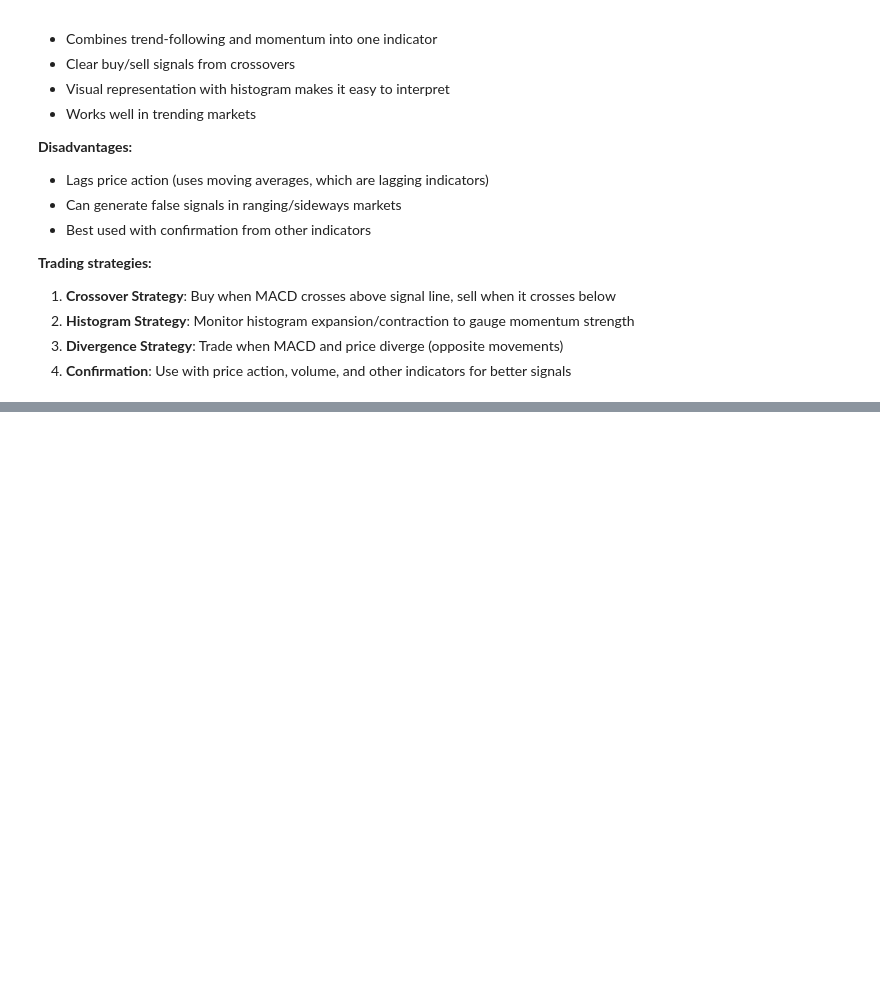
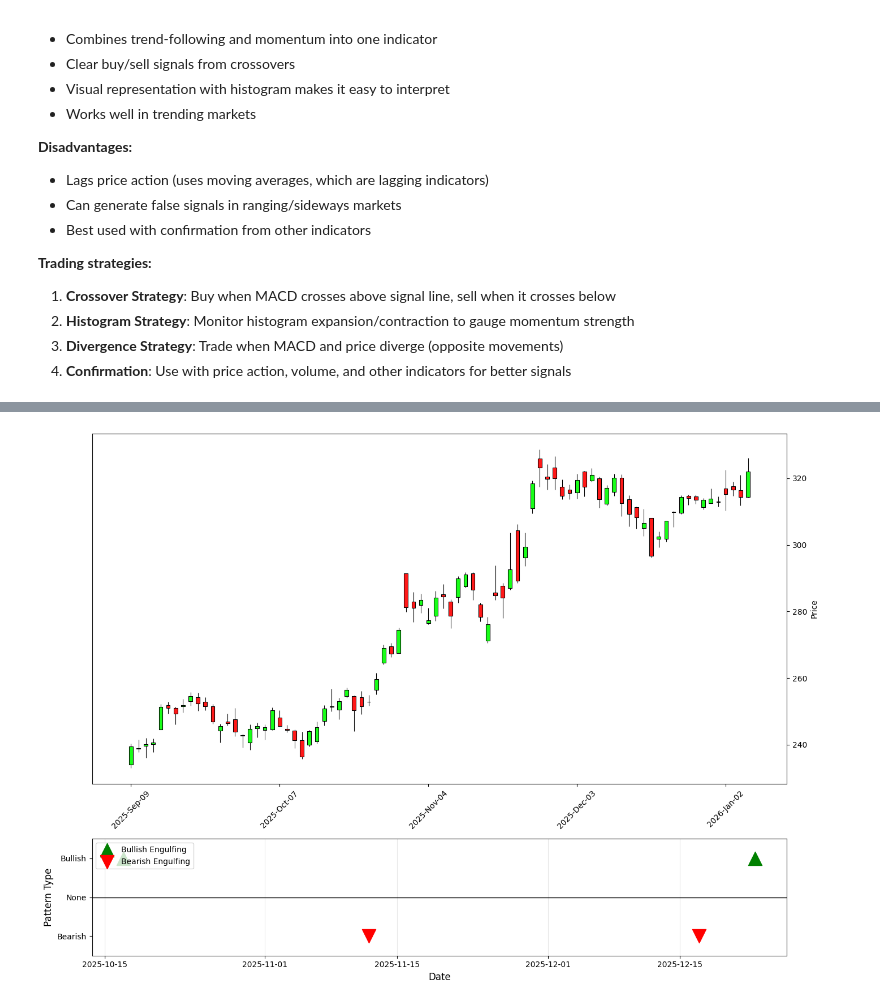
Before and after one commit to JamesDuf/UW-WIM2026-StockAnalysis, a Jupyter notebook: notebook.ipynb, the cells around one changed output, grey strips where cells are left out. Drawn from its saved outputs; the diff is of its cells as text; code cells hidden in the pictures; blank space fills up the shorter version.

```diff
--- a/notebook.ipynb
+++ b/notebook.ipynb
@@ -354,0 +357,43 @@ plt.tight_layout()
+# %%
+ticker = yf.Ticker('GOOGL')
+start_date = dt.datetime.now() - dt.timedelta(days=120)
+data = ticker.history(start=start_date)
+data['ENGULFING'] = ta.CDLENGULFING(data['Open'], data['High'], data['Low'], data['Close'])
+# %%
+fig, ax = plt.subplots(2, 1, gridspec_kw={"height_ratios": [3, 1]}, figsize=(14, 10))
+
+colors = mpf.make_marketcolors(up="#00ff00", down = "#ff0000")
+mpf_style = mpf.make_mpf_style(base_mpf_style = "yahoo", marketcolors = colors)
+
+mpf.plot(data, type = "candle", ax = ax[0], style = mpf_style)
+
+# Bottom subplot: Engulfing pattern - improved clarity
+engulfing_signals = data[data['ENGULFING'] != 0]
+
+if len(engulfing_signals) > 0:
+    # Separate bullish and bearish engulfing patterns
+    bullish = engulfing_signals[engulfing_signals['ENGULFING'] > 0]
+    bearish = engulfing_signals[engulfing_signals['ENGULFING'] < 0]
+
+    # Plot bullish engulfing (green)
+    if len(bullish) > 0:
+        ax[1].scatter(bullish.index, [1] * len(bullish), marker='^', color='green',
+                     s=300, label='Bullish Engulfing', zorder=5)
+
+    # Plot bearish engulfing (red)
+    if len(bearish) > 0:
+        ax[1].scatter(bearish.index, [-1] * len(bearish), marker='v', color='red',
+                     s=300, label='Bearish Engulfing', zorder=5)
+
+ax[1].axhline(y=0, color='black', linestyle='-', linewidth=1)
+ax[1].set_ylabel('Pattern Type', fontsize=12)
+ax[1].set_xlabel('Date', fontsize=12)
+ax[1].set_ylim([-1.5, 1.5])
+ax[1].set_yticks([-1, 0, 1])
+ax[1].set_yticklabels(['Bearish', 'None', 'Bullish'])
+ax[1].legend(fontsize=10, loc='upper left')
+ax[1].grid(True, alpha=0.3, axis='x')
+
+plt.tight_layout()
+# %% [output]
+[figure, added]
```
Also changed, not shown: parts of 8 cells of this notebook, 2 other files.
